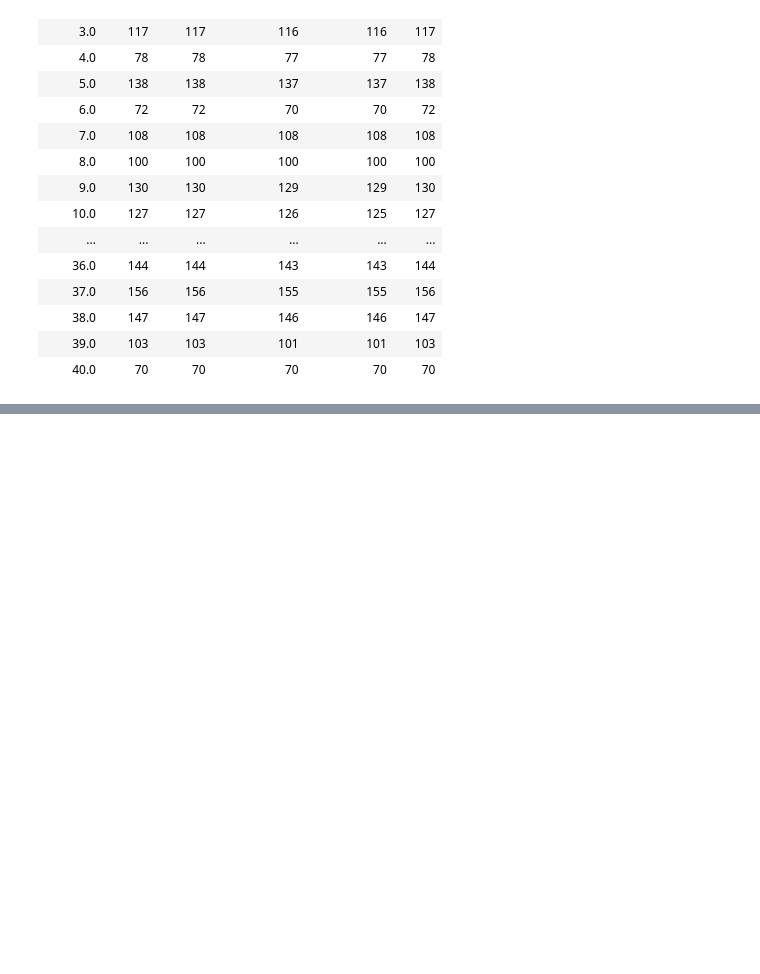
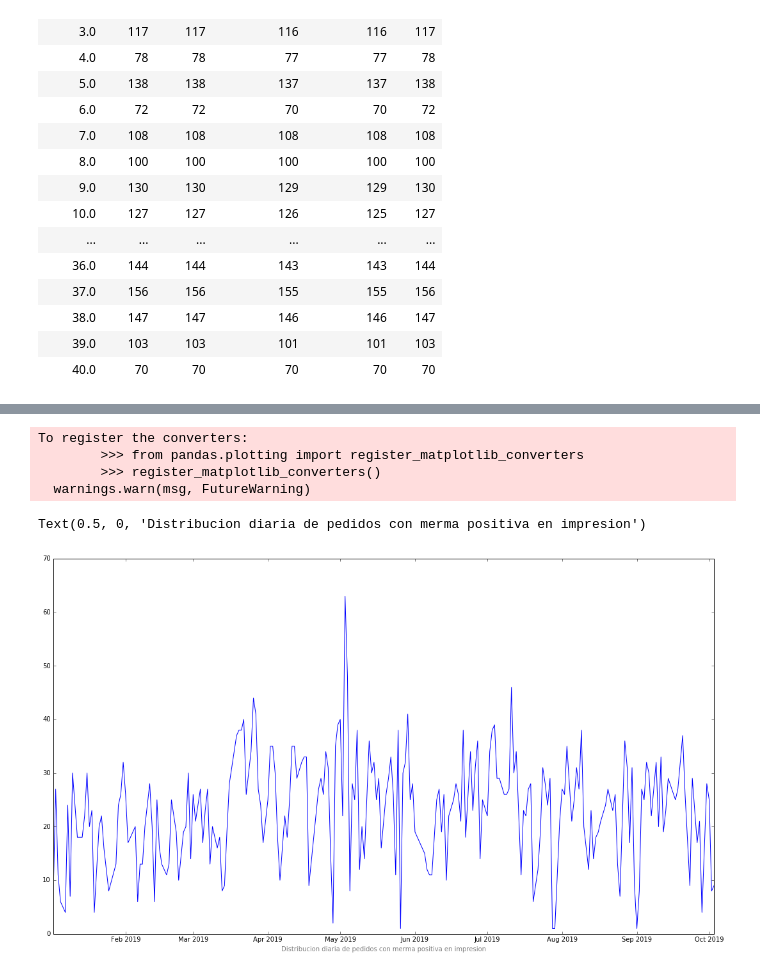
Before and after one commit to zs10011598/dci4, a Jupyter notebook: DATOS_RETO/desc2_8-11.ipynb, the cells around one changed output, grey strips where cells are left out. Saved outputs shown, nothing was run; the diff lists cells and outputs as text; code cells hidden in the pictures; blank space fills up the shorter version.

```diff
--- a/DATOS_RETO/desc2_8-11.ipynb
+++ b/DATOS_RETO/desc2_8-11.ipynb
@@ -165,0 +186,6 @@ NameError: name 'plot' is not defined
+# %%
+df = df_impresion[df_impresion['N° DE PEDIDO'].isin(mer_se)]
+
+df = df[['SEMANA', 'FECHA', 'TURNO', 'HORA INICIO', 'HORA FINAL', 'week']].groupby('FECHA').count()
+df = df.rename({'week':'count'}, axis=1)
+df
@@ -165,0 +207,16 @@ NameError: name 'plot' is not defined
+# %%
+fig = plt.figure()
+fig.set_size_inches(18.5, 10.5, forward=True)
+fig.patch.set_alpha(0.5)
+ax = fig.add_subplot(111)
+ax.patch.set_alpha(0.5)
+
+ax.plot(df.index, df['count'])
+ax.set_xlabel('Distribucion diaria de pedidos con merma positiva en impresion', alpha=0.5)
+# %% [output]
+To register the converters:
+        >>> from pandas.plotting import register_matplotlib_converters
+        >>> register_matplotlib_converters()
+  warnings.warn(msg, FutureWarning)
+Text(0.5, 0, 'Distribucion diaria de pedidos con merma positiva en impresion')
+[figure, added]
```
Also changed, not shown: parts of 14 cells of this notebook, 1 other file.
